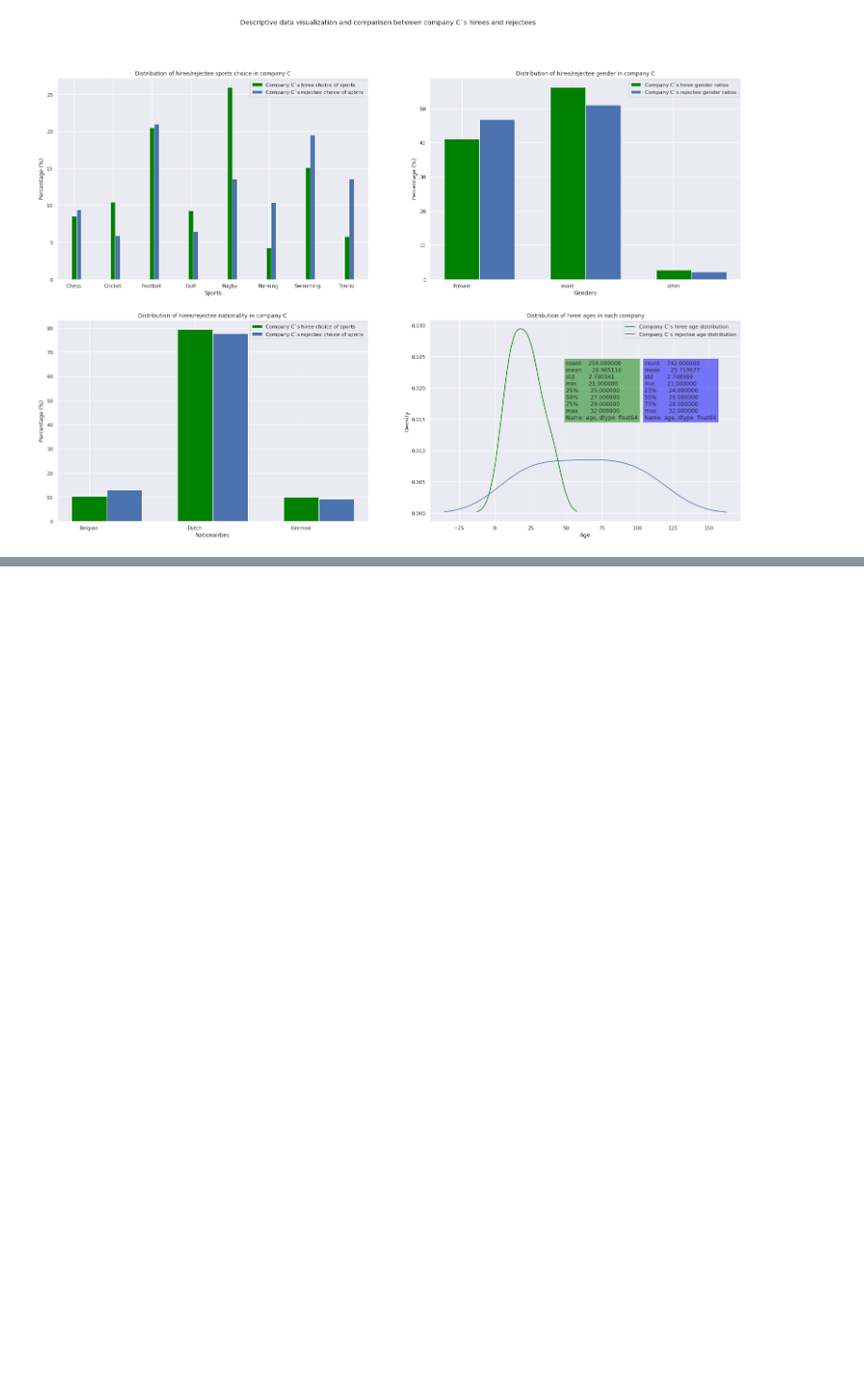
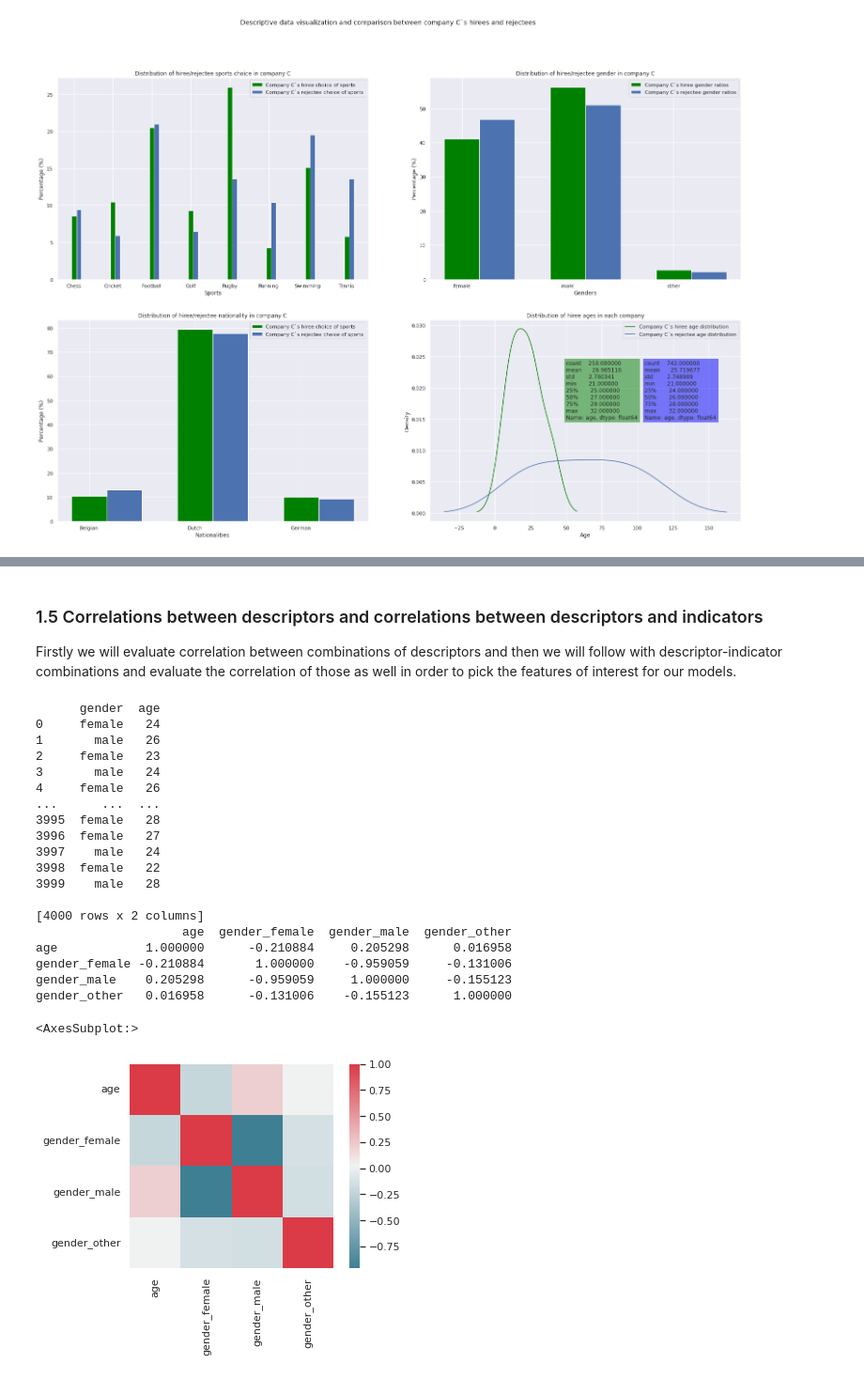
Before and after one commit to andrei-calin-dragomir/AdvisoryReportIDS, a Jupyter notebook: AdvisoryReport.ipynb, the cells around one changed output, grey strips where cells are left out. Shown at 94% size. Cells and saved outputs as stored; diff of their text form; code cells hidden in the pictures; blank space fills up the shorter version.

Commit message:
Finished visualisation, correlation is still a blurr to me

```diff
--- a/AdvisoryReport.ipynb
+++ b/AdvisoryReport.ipynb
@@ -273,0 +432,42 @@ axs[1, 1].legend()
+# %% [markdown]
+### 1.5 Correlations between descriptors and correlations between descriptors and indicators
+
+Firstly we will evaluate correlation between combinations of descriptors and then we will follow with descriptor-indicator combinations and evaluate the correlation of those as well in order to pick the features of interest for our models.
+# %%
+#Correlation between age and gender of hirees
+df = pd.DataFrame(recruitmentData, columns = ["gender","age"])
+# df_C = df[df["company"] == 'C']
+encoder=preprocessing.OneHotEncoder()
+
+#Original Data
+print(df)
+
+#Fit and transform Data
+df_encoded = pd.get_dummies(df['gender'],"gender")
+newDf = pd.concat([df, df_encoded], axis='columns')
+corr = newDf.drop('gender',axis=1).corr()
+print(corr)
+seaborn.heatmap(corr, mask=np.zeros_like(corr), cmap=seaborn.diverging_palette(220, 10, as_cmap=True),
+            square=True)
+# %% [output]
+      gender  age
+0     female   24
+1       male   26
+2     female   23
+3       male   24
+4     female   26
+...      ...  ...
+3995  female   28
+3996  female   27
+3997    male   24
+3998  female   22
+3999    male   28
+
+[4000 rows x 2 columns]
+                    age  gender_female  gender_male  gender_other
+age            1.000000      -0.210884     0.205298      0.016958
+gender_female -0.210884       1.000000    -0.959059     -0.131006
+gender_male    0.205298      -0.959059     1.000000     -0.155123
+gender_other   0.016958      -0.131006    -0.155123      1.000000
+<AxesSubplot:>
+[figure, added]
```
Also changed, not shown: parts of 6 cells of this notebook.
